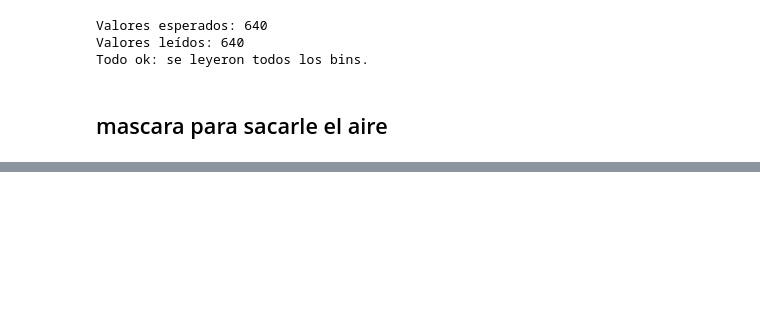
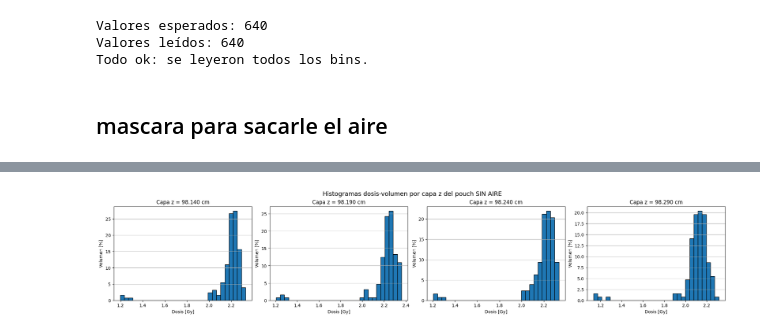
Before and after one commit to arirodriguez001/Laboratory-VI, a Jupyter notebook: Modelo V0/histograma_dosis-vol_V0.ipynb, the cells around one changed output, grey strips where cells are left out. Drawn from its saved outputs; the diff is of its cells as text; code cells hidden in the pictures; blank space fills up the shorter version.

```diff
--- a/Modelo V0/histograma_dosis-vol_V0.ipynb
+++ b/Modelo V0/histograma_dosis-vol_V0.ipynb
@@ -861,0 +576,49 @@ $$
+# %%
+bins_dosis = 30
+
+fig, axes = plt.subplots(1, nz, figsize=(5 * nz, 4), constrained_layout=True)
+
+if nz == 1:
+    axes = [axes]
+
+for iz in range(nz):
+
+    data_capa = dosis_sin_aire[:, :, iz]
+    data_capa = data_capa[~np.isnan(data_capa)]
+
+    if len(data_capa) == 0:
+        axes[iz].set_title(f"z = {z_centros[iz]:.3f} cm\nsin vóxeles")
+        axes[iz].axis("off")
+        continue
+
+    data_capa_fisica = data_capa * tiempo_seg
+
+    n_voxeles_capa = len(data_capa_fisica)
+    volumen_por_voxel = 100.0 / n_voxeles_capa
+
+    volumen_por_intervalo, bordes_dosis = np.histogram(
+        data_capa_fisica,
+        bins=bins_dosis,
+        weights=np.ones_like(data_capa_fisica) * volumen_por_voxel
+    )
+
+    centros_dosis = 0.5 * (bordes_dosis[:-1] + bordes_dosis[1:])
+    anchos = np.diff(bordes_dosis)
+
+    axes[iz].bar(
+        centros_dosis,
+        volumen_por_intervalo,
+        width=anchos,
+        align="center",
+        edgecolor="black"
+    )
+
+    axes[iz].set_xlabel("Dosis [Gy]")
+    axes[iz].set_ylabel("Volumen [%]")
+    axes[iz].set_title(f"Capa z = {z_centros[iz]:.3f} cm")
+    axes[iz].grid(True, axis="y")
+
+plt.suptitle("Histogramas dosis-volumen por capa z del pouch SIN AIRE", fontsize=14)
+plt.show()
+# %% [output]
+[figure, added]
```
Also changed, not shown: parts of 22 cells of this notebook, 40 other files.
